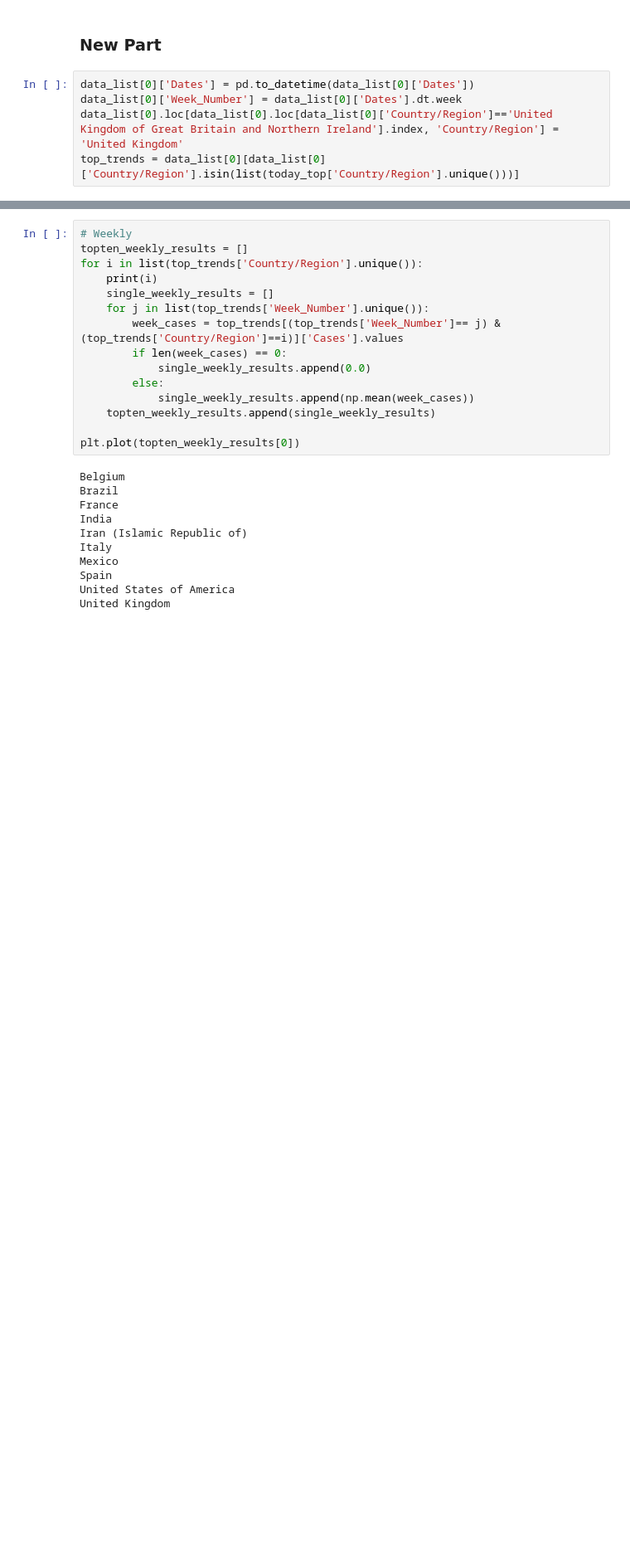
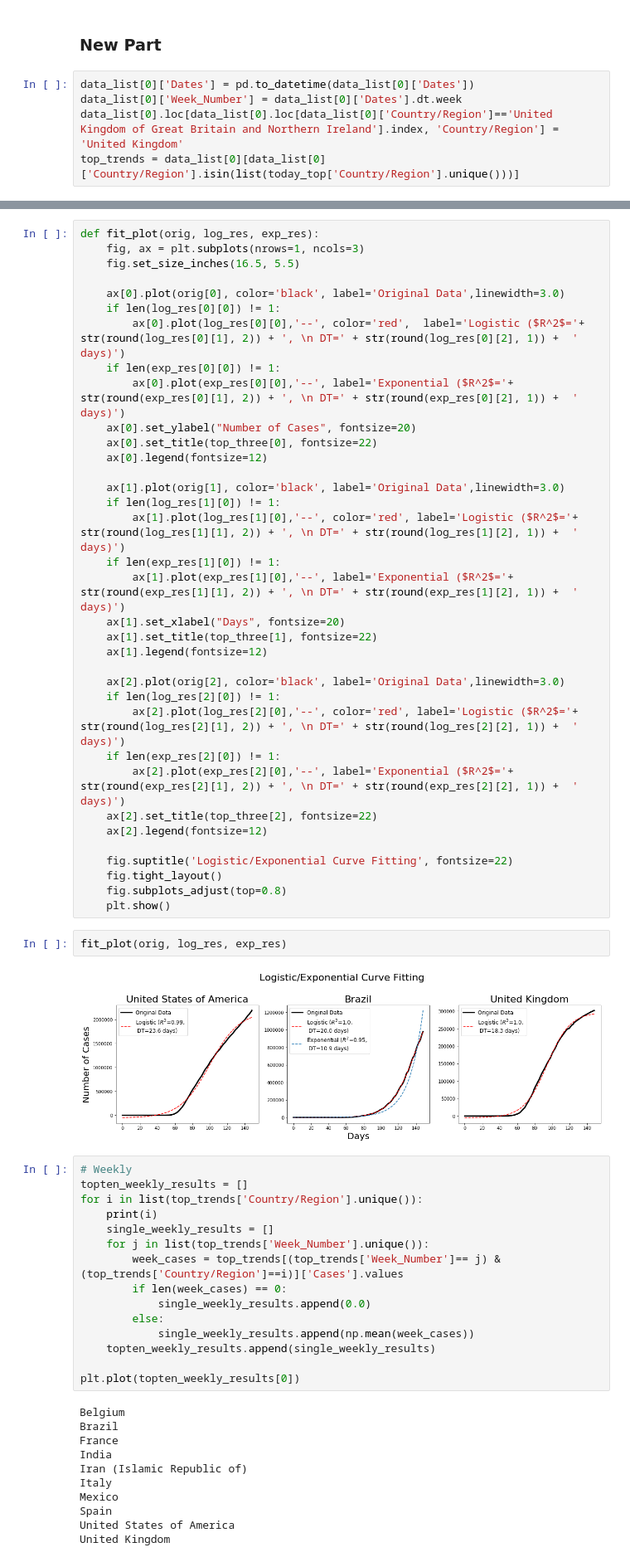
Before and after one commit to pierpaolo28/Epidemics-Modelling, a Jupyter notebook: notebooks/Logistic_vs_Exponential.ipynb, the cells around one changed output, grey strips where cells are left out. Shown at 83% size. Saved outputs shown, nothing was run; the diff lists cells and outputs as text; blank space fills up the shorter version.

Commit message:
Logistic vs Exponential Growth

```diff
--- a/notebooks/Logistic_vs_Exponential.ipynb
+++ b/notebooks/Logistic_vs_Exponential.ipynb
@@ -102,3 +172,42 @@ top_trends = data_list[0][data_list[0]['Country/Region'].isin(list(today_top['Co
+# %%
+def fit_plot(orig, log_res, exp_res):
+    fig, ax = plt.subplots(nrows=1, ncols=3)
+    fig.set_size_inches(16.5, 5.5)
+
+    ax[0].plot(orig[0], color='black', label='Original Data',linewidth=3.0)
+    if len(log_res[0][0]) != 1:
+        ax[0].plot(log_res[0][0],'--', color='red',  label='Logistic ($R^2$='+ str(round(log_res[0][1], 2)) + ', \n DT=' + str(round(log_res[0][2], 1)) +  ' days)')
+    if len(exp_res[0][0]) != 1:
+        ax[0].plot(exp_res[0][0],'--', label='Exponential ($R^2$='+ str(round(exp_res[0][1], 2)) + ', \n DT=' + str(round(exp_res[0][2], 1)) +  ' days)')
+    ax[0].set_ylabel("Number of Cases", fontsize=20)
+    ax[0].set_title(top_three[0], fontsize=22)
+    ax[0].legend(fontsize=12)
+
+    ax[1].plot(orig[1], color='black', label='Original Data',linewidth=3.0)
+    if len(log_res[1][0]) != 1:
+        ax[1].plot(log_res[1][0],'--', color='red', label='Logistic ($R^2$='+ str(round(log_res[1][1], 2)) + ', \n DT=' + str(round(log_res[1][2], 1)) +  ' days)')
+    if len(exp_res[1][0]) != 1:
+        ax[1].plot(exp_res[1][0],'--', label='Exponential ($R^2$='+ str(round(exp_res[1][1], 2)) + ', \n DT=' + str(round(exp_res[1][2], 1)) +  ' days)')
+    ax[1].set_xlabel("Days", fontsize=20)
+    ax[1].set_title(top_three[1], fontsize=22)
+    ax[1].legend(fontsize=12)
+
+    ax[2].plot(orig[2], color='black', label='Original Data',linewidth=3.0)
+    if len(log_res[2][0]) != 1:
+        ax[2].plot(log_res[2][0],'--', color='red', label='Logistic ($R^2$='+ str(round(log_res[2][1], 2)) + ', \n DT=' + str(round(log_res[2][2], 1)) +  ' days)')
+    if len(exp_res[2][0]) != 1:
+        ax[2].plot(exp_res[2][0],'--', label='Exponential ($R^2$='+ str(round(exp_res[2][1], 2)) + ', \n DT=' + str(round(exp_res[2][2], 1)) +  ' days)')
+    ax[2].set_title(top_three[2], fontsize=22)
+    ax[2].legend(fontsize=12)
+
+    fig.suptitle('Logistic/Exponential Curve Fitting', fontsize=22)
+    fig.tight_layout()
+    fig.subplots_adjust(top=0.8)
+    plt.show()
+# %%
+fit_plot(orig, log_res, exp_res)
+# %% [output]
+[figure, added]
 # %%
 # Weekly
 topten_weekly_results = []
```
Also changed, not shown: parts of 5 cells of this notebook, 3 other files.
